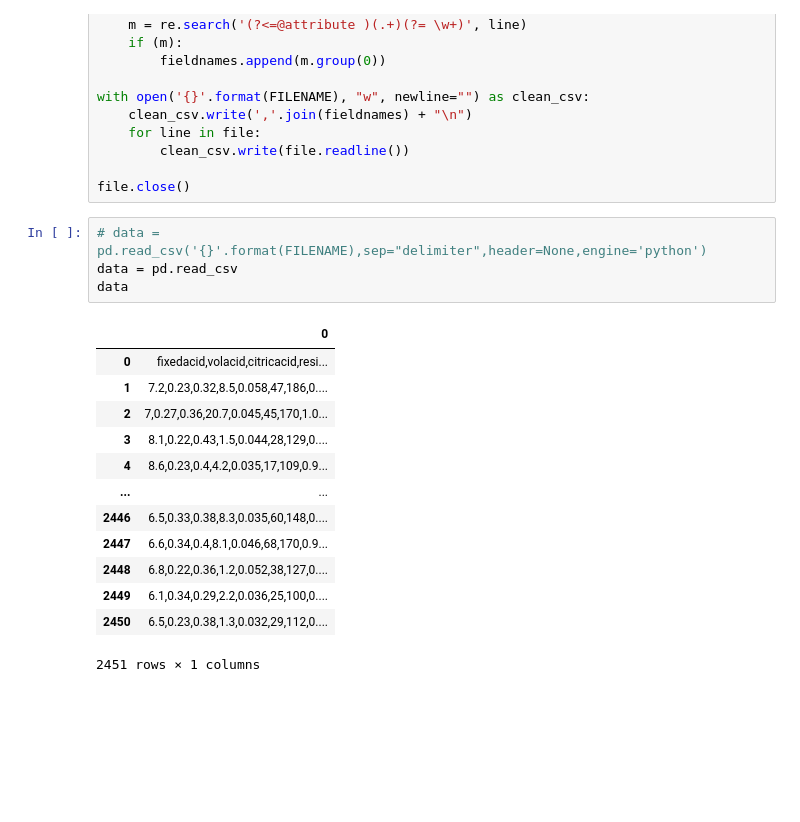
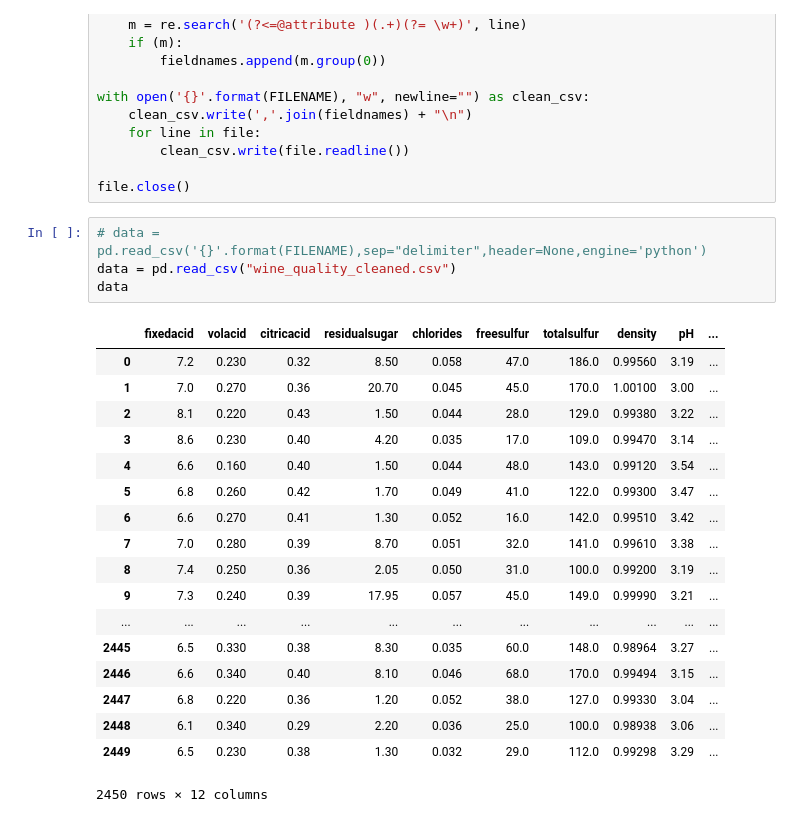
Before and after one commit to Nehabhoi/KNN, a Jupyter notebook: KNN.ipynb, the cells around one changed output. Saved outputs shown, nothing was run; the diff lists cells and outputs as text; blank space fills up the shorter version.

```diff
--- a/KNN.ipynb
+++ b/KNN.ipynb
@@ -26,19 +26,24 @@ with open('{}'.format(FILENAME), "w", newline="") as clean_csv:
 file.close()
 # %%
 # data = pd.read_csv('{}'.format(FILENAME),sep="delimiter",header=None,engine='python')
-data = pd.read_csv
+data = pd.read_csv("wine_quality_cleaned.csv")
 data
 # %% [output]
-|  | 0 |
-| 0 | fixedacid,volacid,citricacid,resi... |
-| 1 | 7.2,0.23,0.32,8.5,0.058,47,186,0.... |
-| 2 | 7,0.27,0.36,20.7,0.045,45,170,1.0... |
-| 3 | 8.1,0.22,0.43,1.5,0.044,28,129,0.... |
-| 4 | 8.6,0.23,0.4,4.2,0.035,17,109,0.9... |
-| ... | ... |
-| 2446 | 6.5,0.33,0.38,8.3,0.035,60,148,0.... |
-| 2447 | 6.6,0.34,0.4,8.1,0.046,68,170,0.9... |
-| 2448 | 6.8,0.22,0.36,1.2,0.052,38,127,0.... |
-| 2449 | 6.1,0.34,0.29,2.2,0.036,25,100,0.... |
-| 2450 | 6.5,0.23,0.38,1.3,0.032,29,112,0.... |
+|  | fixedacid | volacid | citricacid | residualsugar | chlorides | freesulfur | totalsulfur | density | pH | ... |
+| 0 | 7.2 | 0.230 | 0.32 | 8.50 | 0.058 | 47.0 | 186.0 | 0.99560 | 3.19 | ... |
+| 1 | 7.0 | 0.270 | 0.36 | 20.70 | 0.045 | 45.0 | 170.0 | 1.00100 | 3.00 | ... |
+| 2 | 8.1 | 0.220 | 0.43 | 1.50 | 0.044 | 28.0 | 129.0 | 0.99380 | 3.22 | ... |
+| 3 | 8.6 | 0.230 | 0.40 | 4.20 | 0.035 | 17.0 | 109.0 | 0.99470 | 3.14 | ... |
+| 4 | 6.6 | 0.160 | 0.40 | 1.50 | 0.044 | 48.0 | 143.0 | 0.99120 | 3.54 | ... |
+| 5 | 6.8 | 0.260 | 0.42 | 1.70 | 0.049 | 41.0 | 122.0 | 0.99300 | 3.47 | ... |
+| 6 | 6.6 | 0.270 | 0.41 | 1.30 | 0.052 | 16.0 | 142.0 | 0.99510 | 3.42 | ... |
+| 7 | 7.0 | 0.280 | 0.39 | 8.70 | 0.051 | 32.0 | 141.0 | 0.99610 | 3.38 | ... |
+| 8 | 7.4 | 0.250 | 0.36 | 2.05 | 0.050 | 31.0 | 100.0 | 0.99200 | 3.19 | ... |
+| 9 | 7.3 | 0.240 | 0.39 | 17.95 | 0.057 | 45.0 | 149.0 | 0.99990 | 3.21 | ... |
+| ... | ... | ... | ... | ... | ... | ... | ... | ... | ... | ... |
+| 2445 | 6.5 | 0.330 | 0.38 | 8.30 | 0.035 | 60.0 | 148.0 | 0.98964 | 3.27 | ... |
+| 2446 | 6.6 | 0.340 | 0.40 | 8.10 | 0.046 | 68.0 | 170.0 | 0.99494 | 3.15 | ... |
+| 2447 | 6.8 | 0.220 | 0.36 | 1.20 | 0.052 | 38.0 | 127.0 | 0.99330 | 3.04 | ... |
+| 2448 | 6.1 | 0.340 | 0.29 | 2.20 | 0.036 | 25.0 | 100.0 | 0.98938 | 3.06 | ... |
+| 2449 | 6.5 | 0.230 | 0.38 | 1.30 | 0.032 | 29.0 | 112.0 | 0.99298 | 3.29 | ... |
-2451 rows × 1 columns
+2450 rows × 12 columns
```
Also changed, not shown: parts of 5 cells of this notebook.
